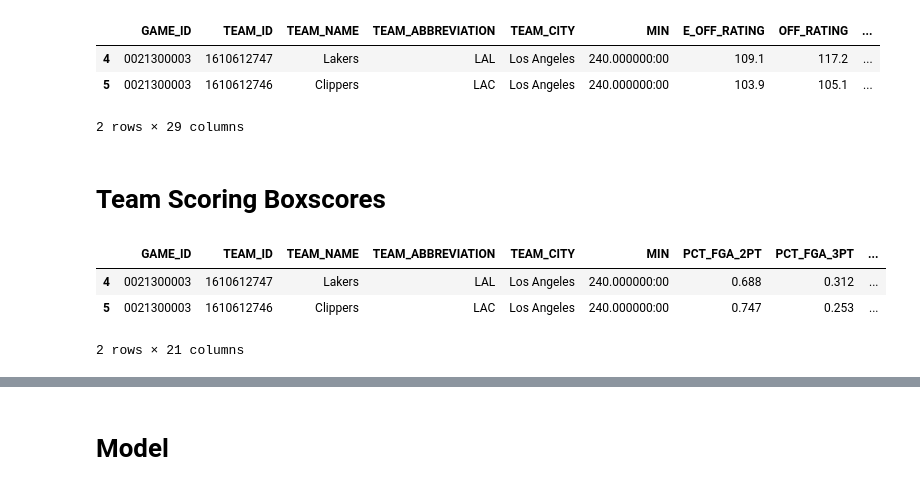
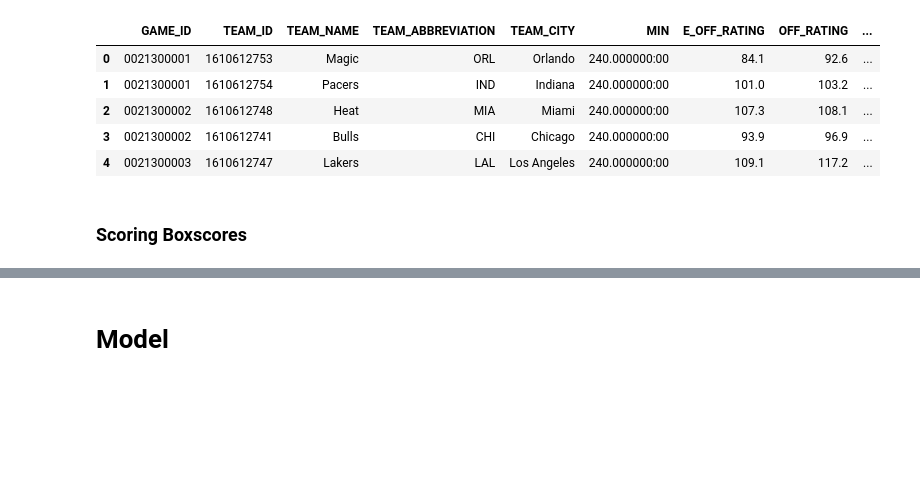
Before and after one commit to apensotti/NBA_Models, a Jupyter notebook: src/notebooks/data_collection.ipynb, the cells around one changed output, grey strips where cells are left out. Cells and saved outputs as stored; diff of their text form; code cells hidden in the pictures; blank space fills up the shorter version.

```diff
--- a/src/notebooks/data_collection.ipynb
+++ b/src/notebooks/data_collection.ipynb
@@ -52,50 +32,11 @@ display(basic_boxscores_db[basic_boxscores_db['GAME_ID'] == '0021300003'])
-# %%
-cur2 = conn.cursor()
-cur2.execute("SELECT * FROM team_advanced_boxscores")
-rows2 = cur2.fetchall()
-
-db_advanced_list = []
-
-for row in rows2:
-    db_advanced_list.append(row)
-
-advanced_boxscores_db = pd.DataFrame(data=db_advanced_list)
-
-advanced_boxscores_db.columns = ['GAME_ID', 'TEAM_ID', 'TEAM_NAME',
-            'TEAM_ABBREVIATION', 'TEAM_CITY', 'MIN', 'E_OFF_RATING', 'OFF_RATING', 'E_DEF_RATING',
-            'DEF_RATING', 'E_NET_RATING', 'NET_RATING', 'AST_PCT', 'AST_TOV',
-            'AST_RATIO', 'OREB_PCT', 'DREB_PCT', 'REB_PCT', 'E_TM_TOV_PCT',
-            'TM_TOV_PCT', 'EFG_PCT', 'TS_PCT', 'USG_PCT', 'E_USG_PCT', 'E_PACE',
-            'PACE', 'PACE_PER40', 'POSS', 'PIE']
-
-display(advanced_boxscores_db.loc[advanced_boxscores_db['GAME_ID'] == '0021300003'])
-# %% [output]
-|  | GAME_ID | TEAM_ID | TEAM_NAME | TEAM_ABBREVIATION | TEAM_CITY | MIN | E_OFF_RATING | OFF_RATING | ... |
-| 4 | 0021300003 | 1610612747 | Lakers | LAL | Los Angeles | 240.000000:00 | 109.1 | 117.2 | ... |
-| 5 | 0021300003 | 1610612746 | Clippers | LAC | Los Angeles | 240.000000:00 | 103.9 | 105.1 | ... |
-2 rows × 29 columns
+# %%
+display(advanced_boxscores.head())
+# %% [output]
+|  | GAME_ID | TEAM_ID | TEAM_NAME | TEAM_ABBREVIATION | TEAM_CITY | MIN | E_OFF_RATING | OFF_RATING | ... |
+| 0 | 0021300001 | 1610612753 | Magic | ORL | Orlando | 240.000000:00 | 84.1 | 92.6 | ... |
+| 1 | 0021300001 | 1610612754 | Pacers | IND | Indiana | 240.000000:00 | 101.0 | 103.2 | ... |
+| 2 | 0021300002 | 1610612748 | Heat | MIA | Miami | 240.000000:00 | 107.3 | 108.1 | ... |
+| 3 | 0021300002 | 1610612741 | Bulls | CHI | Chicago | 240.000000:00 | 93.9 | 96.9 | ... |
+| 4 | 0021300003 | 1610612747 | Lakers | LAL | Los Angeles | 240.000000:00 | 109.1 | 117.2 | ... |
 # %% [markdown]
-# Team Scoring Boxscores
+### Scoring Boxscores
-# %%
-cur.execute("SELECT * FROM team_scoring_boxscores")
-rows3 = cur.fetchall()
-
-db_scoring_list = []
-
-for row in rows3:
-    db_scoring_list.append(row)
-
-scoring_boxscores_db = pd.DataFrame(data=db_scoring_list)
-
-scoring_boxscores_db.columns = ['GAME_ID', 'TEAM_ID', 'TEAM_NAME', 'TEAM_ABBREVIATION', 'TEAM_CITY',
-       'MIN', 'PCT_FGA_2PT', 'PCT_FGA_3PT', 'PCT_PTS_2PT', 'PCT_PTS_2PT_MR',
-       'PCT_PTS_3PT', 'PCT_PTS_FB', 'PCT_PTS_FT', 'PCT_PTS_OFF_TOV',
-       'PCT_PTS_PAINT', 'PCT_AST_2PM', 'PCT_UAST_2PM', 'PCT_AST_3PM',
-       'PCT_UAST_3PM', 'PCT_AST_FGM', 'PCT_UAST_FGM']
-
-display(scoring_boxscores_db[scoring_boxscores_db['GAME_ID'] == '0021300003'])
-# %% [output]
-|  | GAME_ID | TEAM_ID | TEAM_NAME | TEAM_ABBREVIATION | TEAM_CITY | MIN | PCT_FGA_2PT | PCT_FGA_3PT | ... |
-| 4 | 0021300003 | 1610612747 | Lakers | LAL | Los Angeles | 240.000000:00 | 0.688 | 0.312 | ... |
-| 5 | 0021300003 | 1610612746 | Clippers | LAC | Los Angeles | 240.000000:00 | 0.747 | 0.253 | ... |
-2 rows × 21 columns
```
Also changed, not shown: parts of 17 cells of this notebook, 1 other file.
